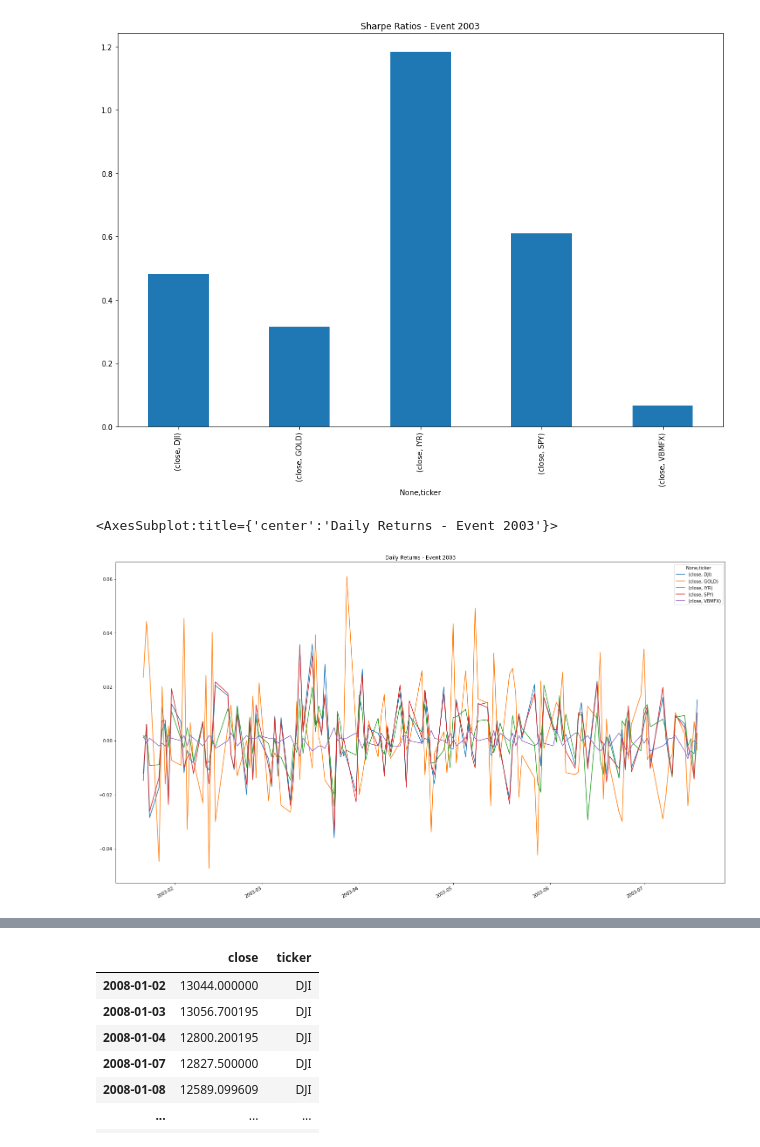
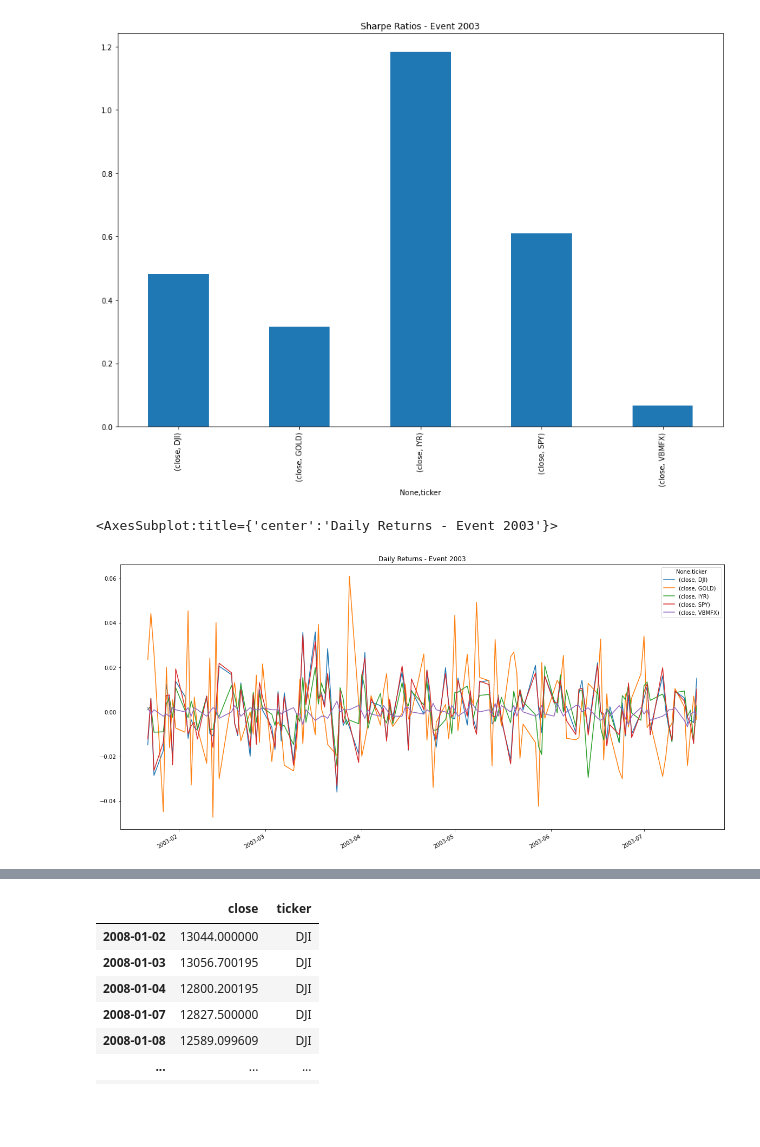
Before and after one commit to dcha314/project_1, a Jupyter notebook: baris_project1_draft.ipynb, the cells around one changed output, grey strips where cells are left out. Drawn from its saved outputs; the diff is of its cells as text; code cells hidden in the pictures; blank space fills up the shorter version.

```diff
--- a/baris_project1_draft.ipynb
+++ b/baris_project1_draft.ipynb
@@ -299,7 +373,7 @@ sharpe_ratios_event_2003.plot.bar(figsize=(15, 10), title="Sharpe Ratios - Event
 [figure]
 # %%
 # Plotting the daily returns for securities
-daily_returns_event_2003.plot(figsize=(25, 15), title="Daily Returns - Event 2003")
+daily_returns_event_2003.plot(figsize=(20, 10), title="Daily Returns - Event 2003")
 # %% [output]
 <AxesSubplot:title={'center':'Daily Returns - Event 2003'}>
-[figure, old version]
+[figure, new version]
```
Also changed, not shown: parts of 38 cells of this notebook.
